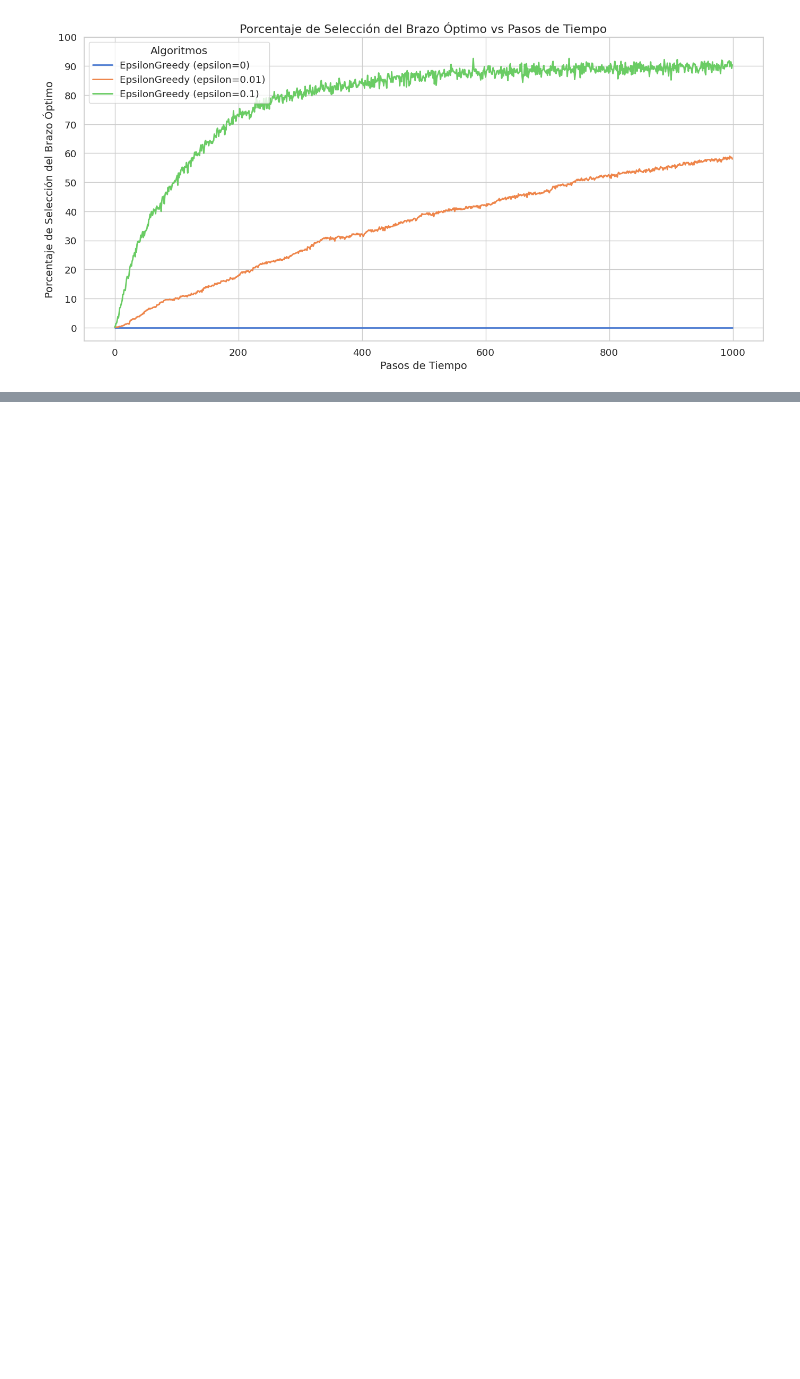
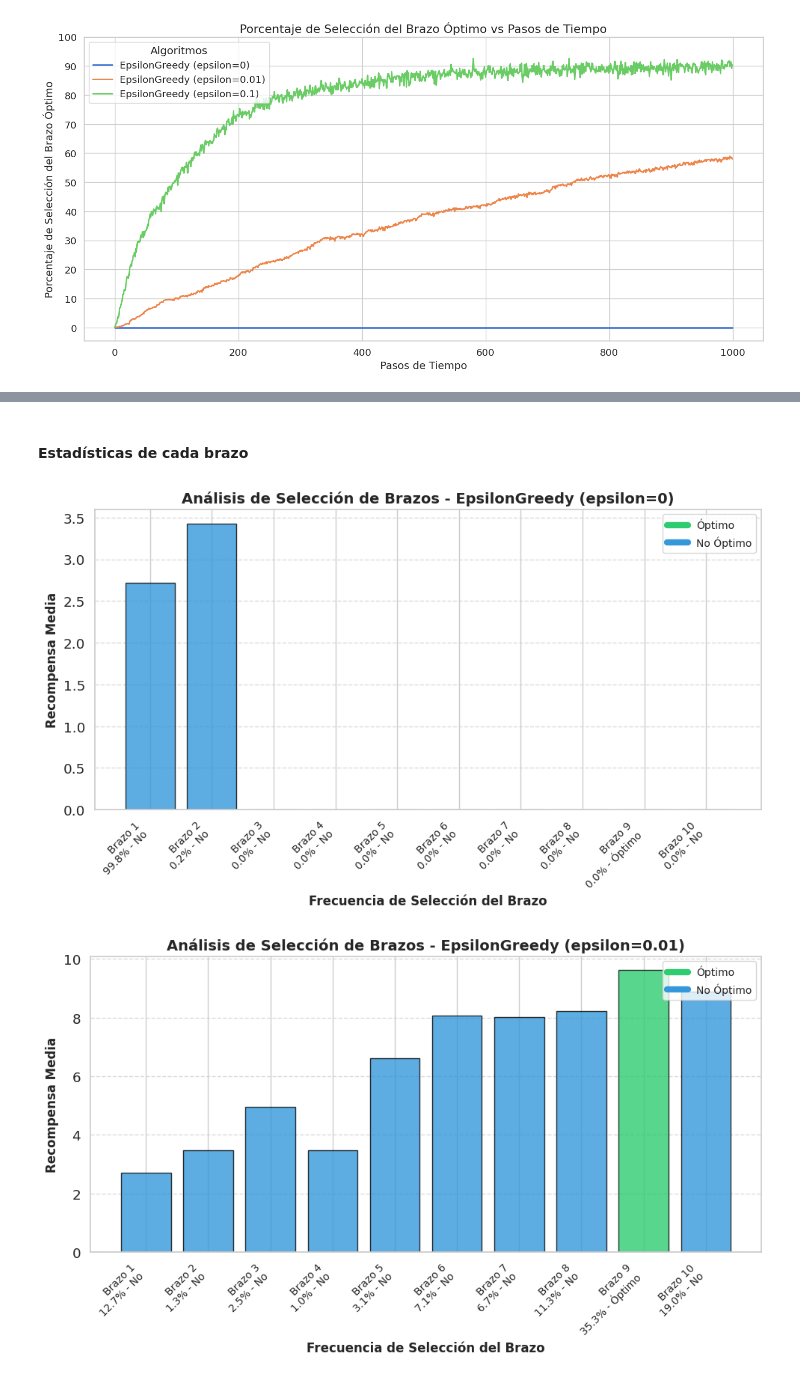
Before and after one commit to salvadeharo10/k_brazos_DHBV, a Jupyter notebook: bandit_experiments_ucb.ipynb, the cells around one changed output, grey strips where cells are left out. Saved outputs shown, nothing was run; the diff lists cells and outputs as text; code cells hidden in the pictures; blank space fills up the shorter version.

```diff
--- a/bandit_experiments_ucb.ipynb
+++ b/bandit_experiments_ucb.ipynb
@@ -144,14 +186,8 @@ def run_experiment(bandit: Bandit, algorithms: List[Algorithm], steps: int, runs
 
 Se realiza el experimento usando 10 brazos, cada uno de acuerdo a una distribución gaussina con desviación 1. Se realizan 500 ejecuciones de 1000 pasos cada una. Se contrastan 3 algoritmos epsilon greedy para valores epsilon: 0.0, 0.01, y 0.1.
 # %%
-# Parámetros del experimento
-
-k = 10  # Número de brazos
-steps = 1000  # Número de pasos que se ejecutarán cada algoritmo
-runs = 500  # Número de ejecuciones
-
 # Creación del bandit
-bandit = Bandit(arms=ArmNormal.generate_arms(k)) # Generar un bandido con k brazos de distribución normal
+bandit = Bandit(arms=ArmNormal.generate_arms(k, seed = SEED)) # Generar un bandido con k brazos de distribución normal
 print(bandit)
 
 optimal_arm = bandit.optimal_arm
@@ -161,7 +197,7 @@ print(f"Optimal arm: {optimal_arm + 1} with expected reward={bandit.get_expected
 algorithms = [EpsilonGreedy(k=k, epsilon=0), EpsilonGreedy(k=k, epsilon=0.01), EpsilonGreedy(k=k, epsilon=0.1)]
 
 # Ejecutar el experimento y obtener las recompensas promedio y promedio de las selecciones óptimas
-rewards, optimal_selections = run_experiment(bandit, algorithms, steps, runs)
+rewards, optimal_selections, arm_stats, regret = run_experiment(bandit, algorithms, steps, runs)
 # %% [output]
 Bandit with 10 arms: ArmNormal(mu=2.72, sigma=1.0), ArmNormal(mu=3.45, sigma=1.0), ArmNormal(mu=4.94, sigma=1.0), ArmNormal(mu=3.49, sigma=1.0), ArmNormal(mu=6.6, sigma=1.0), ArmNormal(mu=8.07, sigma= ...
 Optimal arm: 9 with expected reward=9.62
@@ -238,3 +274,10 @@ La imagen muestra un gráfico donde se analiza el rendimiento de diferentes vari
     - La **línea azul (ε=0)** se mantiene constante en valores bajos, lo que indica un mal rendimiento debido a la falta de exploración.
 
 ---
+# %% [markdown]
+#### Estadísticas de cada brazo
+# %%
+plot_arm_statistics(arm_stats, algorithms)
+# %% [output]
+[figure, added]
+[figure, added]
```
Also changed, not shown: parts of 31 cells of this notebook.
